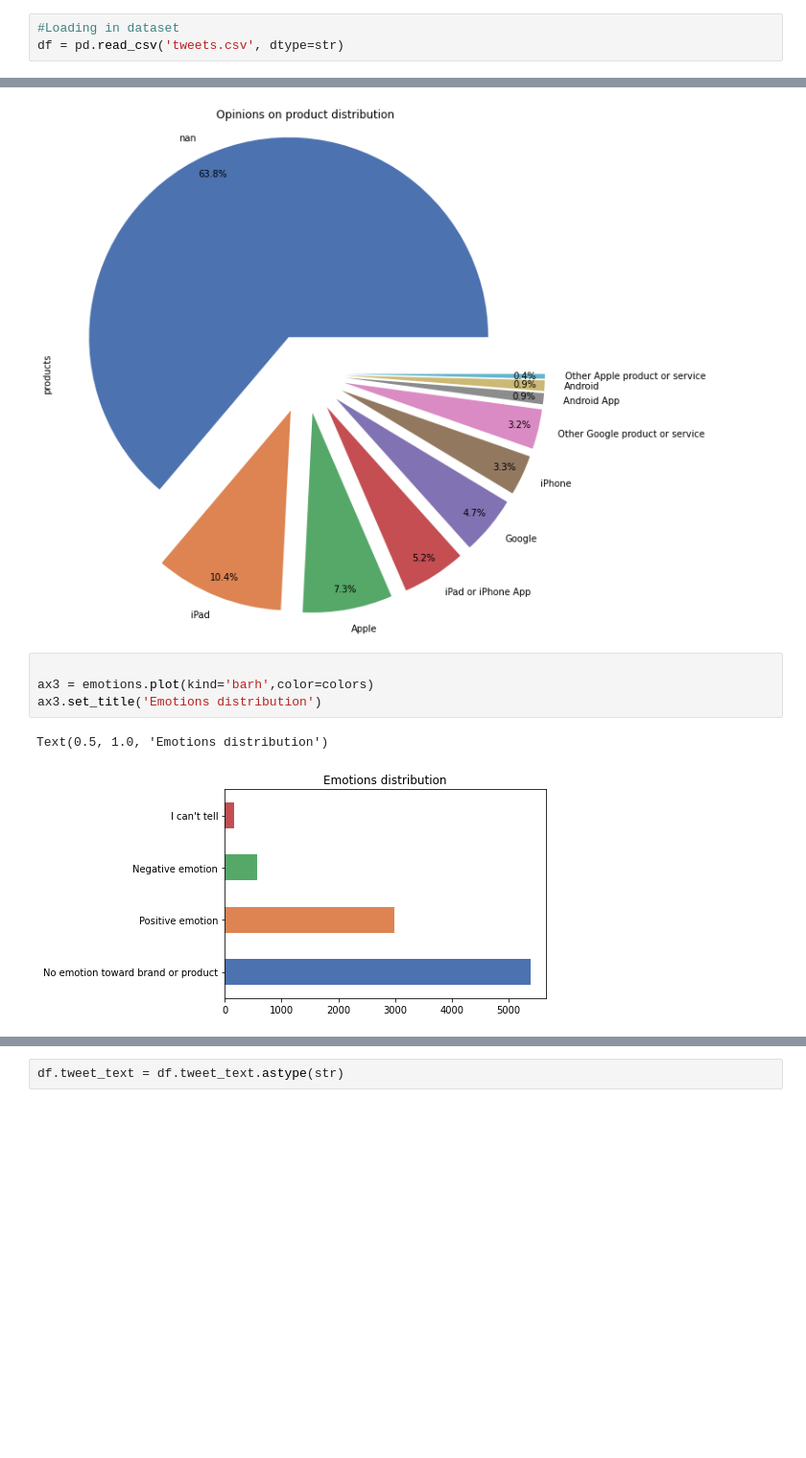
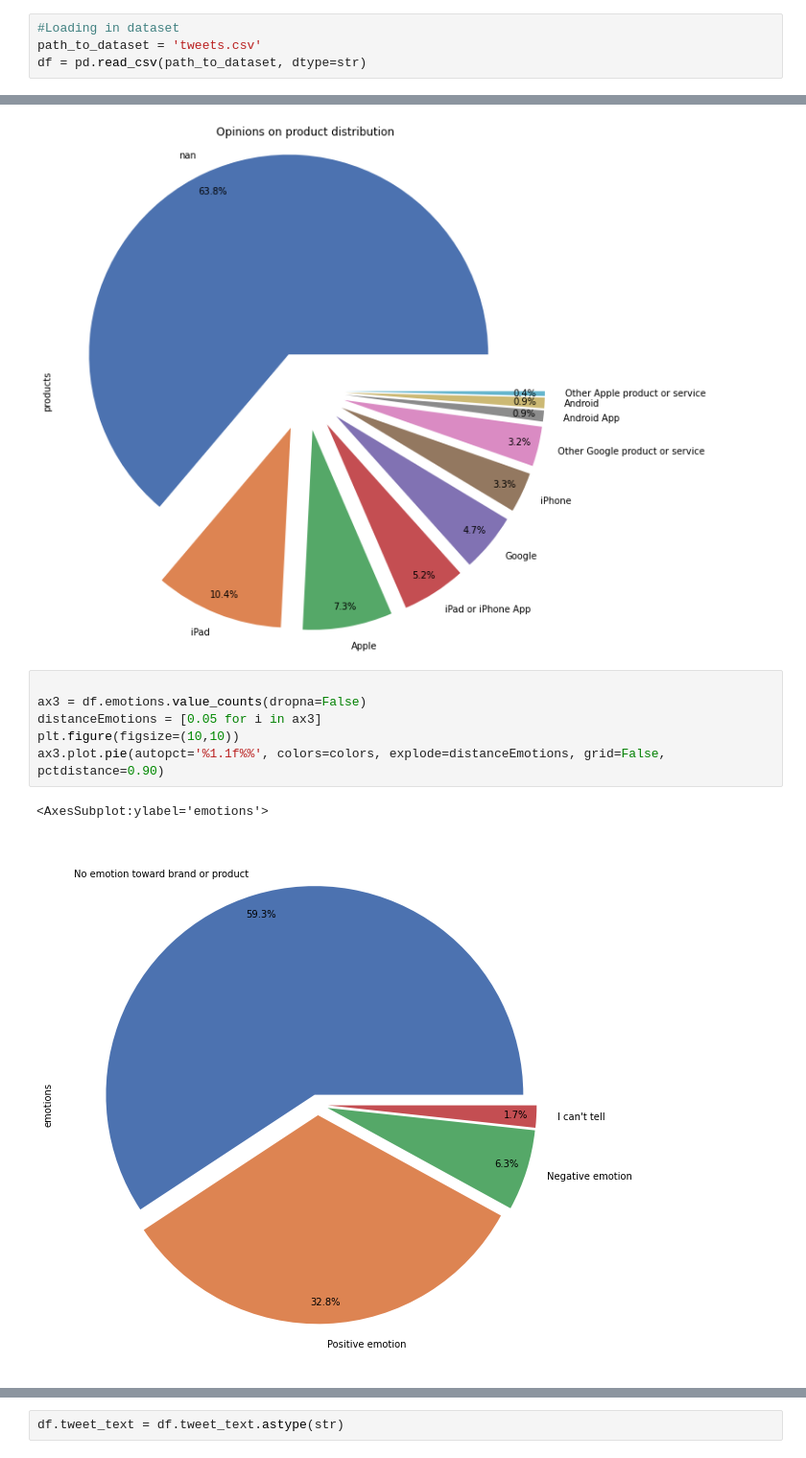
Before and after one commit to bjpietrzak/MachineLearningPractice, a Jupyter notebook: projekt.ipynb, the cells around one changed output, grey strips where cells are left out. Shown at 96% size. Drawn from its saved outputs; the diff is of its cells as text; blank space fills up the shorter version.

```diff
--- a/projekt.ipynb
+++ b/projekt.ipynb
@@ -13,7 +12,8 @@ import time
 #weee
 # %%
 #Loading in dataset
-df = pd.read_csv('tweets.csv', dtype=str)
+path_to_dataset = 'tweets.csv'
+df = pd.read_csv(path_to_dataset, dtype=str)
 # %%
 df = df.rename(columns = { 'emotion_in_tweet_is_directed_at':'products',
             'is_there_an_emotion_directed_at_a_brand_or_product':'emotions'})
@@ -42,10 +42,12 @@ ax.set_title('Opinions on product distribution')
 # %% [output]
 Text(0.5, 1.0, 'Opinions on product distribution')
 [figure]
-# %%
-
-ax3 = emotions.plot(kind='barh',color=colors)
-ax3.set_title('Emotions distribution')
-# %% [output]
-Text(0.5, 1.0, 'Emotions distribution')
-[figure, removed]
+# %%
+
+ax3 = df.emotions.value_counts(dropna=False)
+distanceEmotions = [0.05 for i in ax3]
+plt.figure(figsize=(10,10))
+ax3.plot.pie(autopct='%1.1f%%', colors=colors, explode=distanceEmotions, grid=False, pctdistance=0.90)
+# %% [output]
+<AxesSubplot:ylabel='emotions'>
+[figure, added]
```
Also changed, not shown: parts of 7 cells of this notebook.
